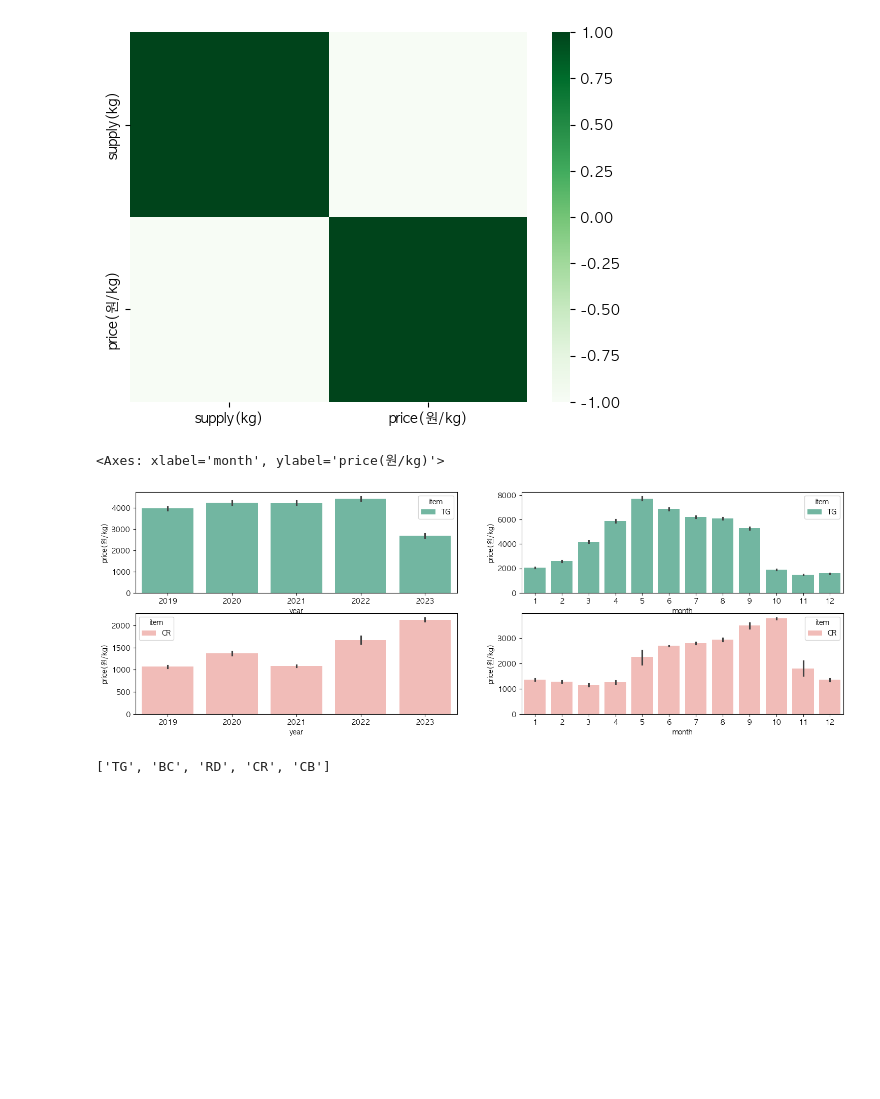
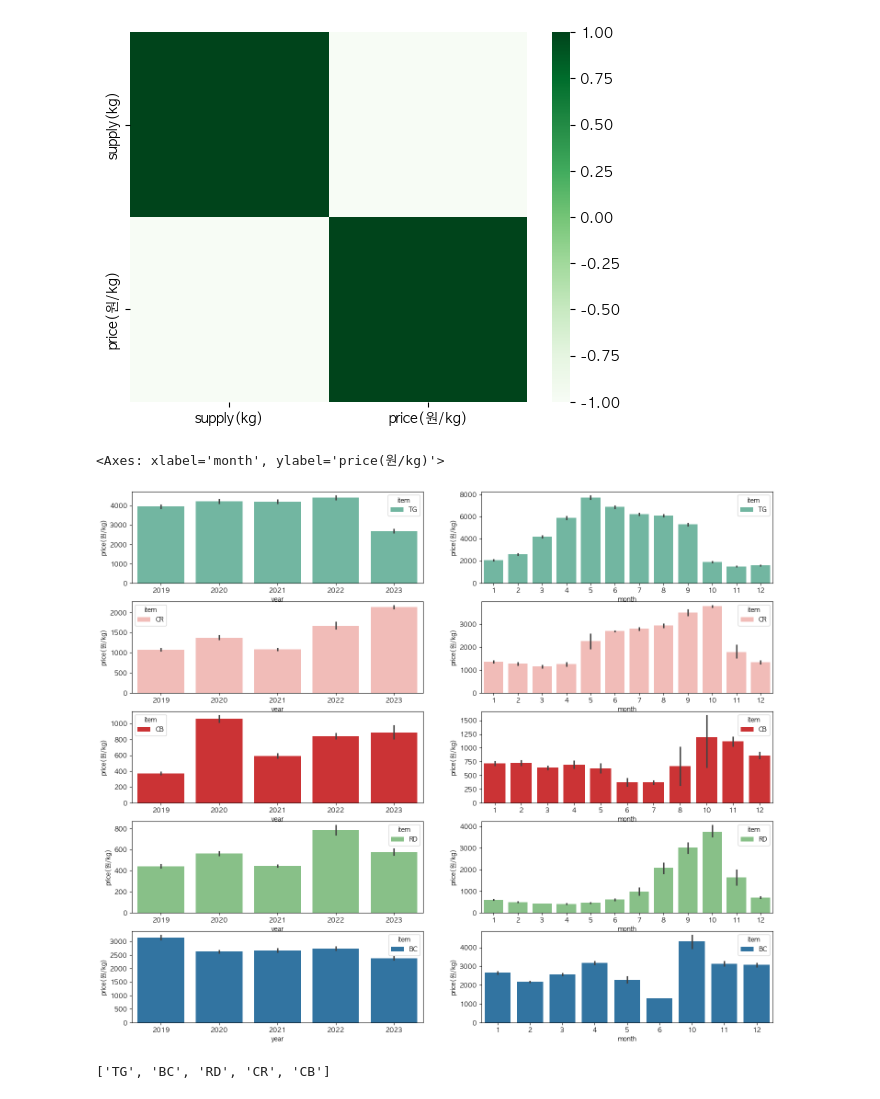
Before and after one commit to Joy-9707/sparta_practice, a Jupyter notebook: 김희정_0208.ipynb, the cells around one changed output. Drawn from its saved outputs; the diff is of its cells as text; code cells hidden in the pictures; blank space fills up the shorter version.

```diff
--- a/김희정_0208.ipynb
+++ b/김희정_0208.ipynb
@@ -463,30 +455,30 @@ plt.show()
 # %%
 fig = plt.figure(figsize=(18,15))
 # palette = sns.color_palette("Set2")
 plt.subplot(5,2,1)
 sns.barplot(data=df_nonzero[df_nonzero['item']=='TG'], x='year', y='price(원/kg)', palette='Set2', hue='item')
 # plt.suptitle("TG")
 plt.subplot(5,2,2)
 sns.barplot(data=df_nonzero[df_nonzero['item']=='TG'], x='month', y='price(원/kg)', palette='Set2', hue='item')
 plt.subplot(5,2,3)
 sns.barplot(data=df_nonzero[df_nonzero['item']=='CR'], x='year', y='price(원/kg)', palette="Pastel1", hue='item')
 plt.subplot(5,2,4)
 sns.barplot(data=df_nonzero[df_nonzero['item']=='CR'], x='month', y='price(원/kg)', palette="Pastel1", hue='item')
-# plt.subplot(5,2,5)
-# sns.barplot(data=df_nonzero[df_nonzero['item']=='CB'], x='year', y='price(원/kg)', palette="Set2", hue='item')
-# plt.subplot(5,2,6)
-# sns.barplot(data=df_nonzero[df_nonzero['item']=='CB'], x='month', y='price(원/kg)', palette="Set2", hue='item')
-# plt.subplot(5,2,7)
-# sns.barplot(data=df_nonzero[df_nonzero['item']=='RD'], x='year', y='price(원/kg)', palette="Set2", hue='item')
-# plt.subplot(5,2,8)
-# sns.barplot(data=df_nonzero[df_nonzero['item']=='RD'], x='month', y='price(원/kg)', palette="Set2", hue='item')
-# plt.subplot(5,2,9)
-# sns.barplot(data=df_nonzero[df_nonzero['item']=='BC'], x='year', y='price(원/kg)', palette="Set2", hue='item')
-# plt.subplot(5,2,10)
-# sns.barplot(data=df_nonzero[df_nonzero['item']=='BC'], x='month', y='price(원/kg)', palette="Set2", hue='item')
+plt.subplot(5,2,5)
+sns.barplot(data=df_nonzero[df_nonzero['item']=='CB'], x='year', y='price(원/kg)', palette="Set1", hue='item')
+plt.subplot(5,2,6)
+sns.barplot(data=df_nonzero[df_nonzero['item']=='CB'], x='month', y='price(원/kg)', palette="Set1", hue='item')
+plt.subplot(5,2,7)
+sns.barplot(data=df_nonzero[df_nonzero['item']=='RD'], x='year', y='price(원/kg)', palette="Accent", hue='item')
+plt.subplot(5,2,8)
+sns.barplot(data=df_nonzero[df_nonzero['item']=='RD'], x='month', y='price(원/kg)', palette="Accent", hue='item')
+plt.subplot(5,2,9)
+sns.barplot(data=df_nonzero[df_nonzero['item']=='BC'], x='year', y='price(원/kg)', palette="tab10", hue='item')
+plt.subplot(5,2,10)
+sns.barplot(data=df_nonzero[df_nonzero['item']=='BC'], x='month', y='price(원/kg)', palette="tab10", hue='item')
 # %% [output]
 <Axes: xlabel='month', ylabel='price(원/kg)'>
-[figure, old version]
+[figure, new version]
 # %%
 # sns.barplot(x='corporation', y='price(원/kg)', hue='year', data=rd_supply_data, palette='Set1')
 # # plt.title("유통법인에 따른 무(RD) 가격")
```
Also changed, not shown: parts of 1 cell of this notebook.
